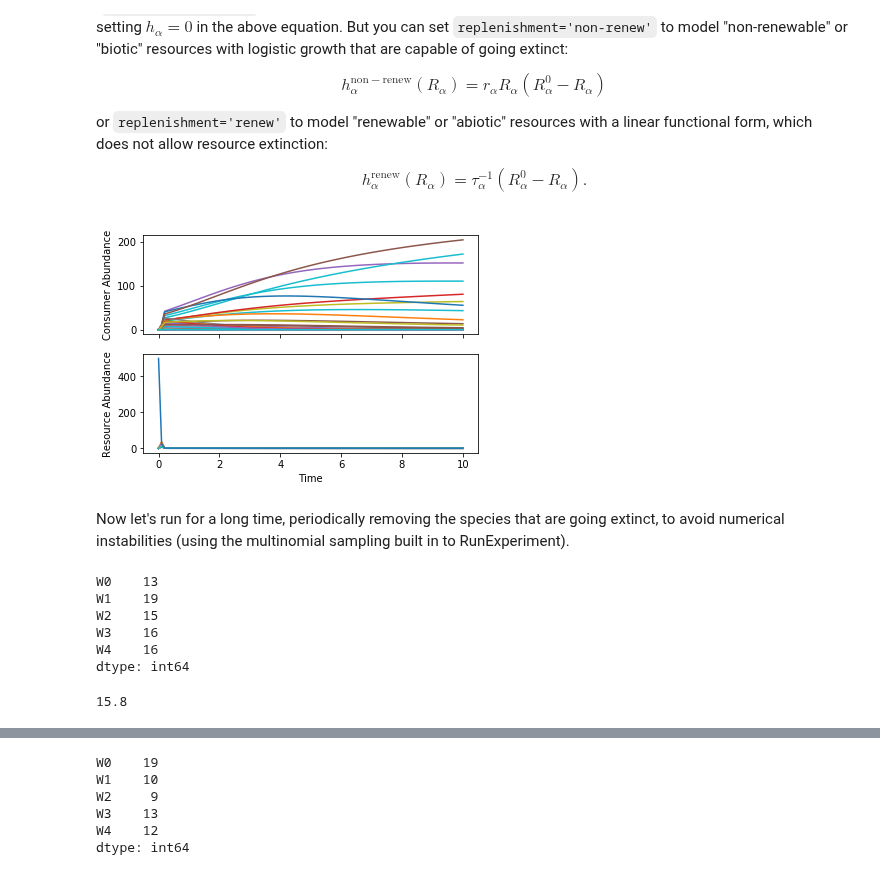
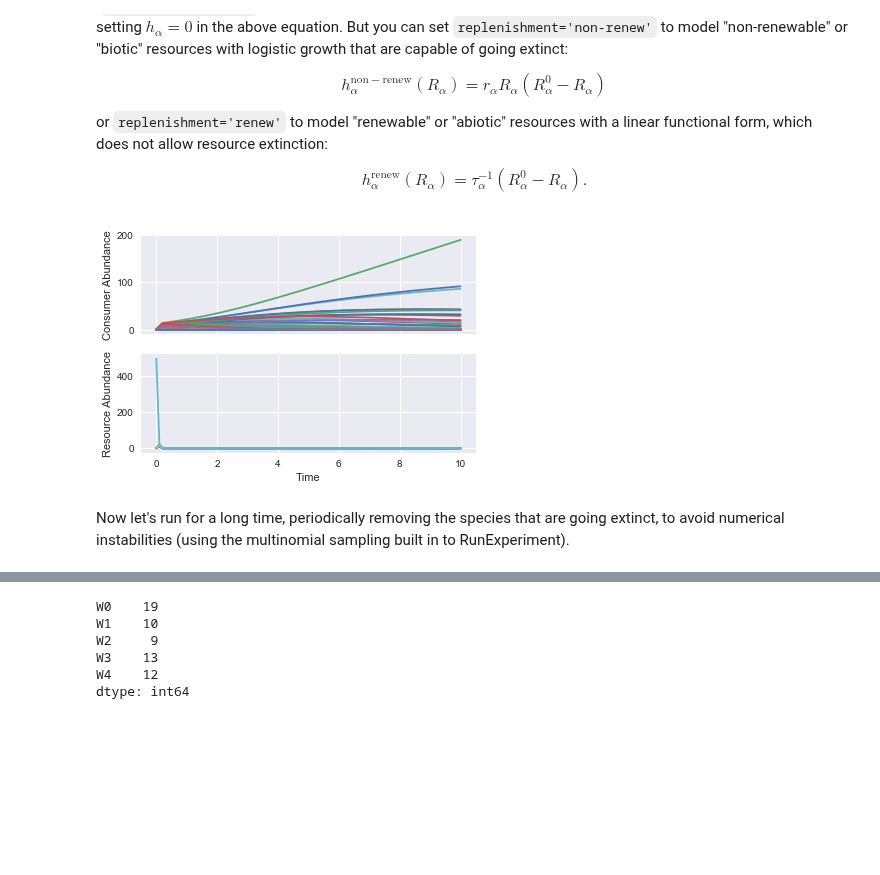
Before and after one commit to Emergent-Behaviors-in-Biology/community-simulator, a Jupyter notebook: Community Simulator Tutorial.ipynb, the cells around one changed output, grey strips where cells are left out. Cells and saved outputs as stored; diff of their text form; code cells hidden in the pictures; blank space fills up the shorter version.

```diff
--- a/Community Simulator Tutorial.ipynb
+++ b/Community Simulator Tutorial.ipynb
@@ -396,13 +396,13 @@ from community_simulator.usertools import MakeConsumerDynamics,MakeResourceDynam
 import pandas as pd
 
 species_per_family = 20
-resources_per_type = 7
+resources_per_type = 3
 productivity = 500. #abundance of externally supplied resource in absence of consumers
 q = 0 #degree of specialization
 e = 0.2 #efficiency
 
-pool_params = {'SA': species_per_family*np.ones(3), #Number of species in each family
-          'MA': resources_per_type*np.ones(3), #Number of resources of each type
+pool_params = {'SA': species_per_family*np.ones(4), #Number of species in each family
+          'MA': resources_per_type*np.ones(4), #Number of resources of each type
           'Sgen': species_per_family, #Number of generalist species
           'muc': 10, #Mean sum of consumption rates in Gaussian model
           'sigc': .1, #Variance in consumption rate in Gaussian model
@@ -424,34 +424,34 @@ p = S_well*1./S_tot
 N0 = BinaryRandomMatrix(S_tot,n_wells,p)
 R0 = np.zeros((M,n_wells))
 R0[-1,:] = productivity
 N0,R0 = AddLabels(N0,R0,c)
 init_state = [N0,R0]
 
 #Construct dynamics
 assumptions = {'regulation':'independent','replenishment':'renew','response':'type I'}
 def dNdt(N,R,params):
     return MakeConsumerDynamics(**assumptions)(N,R,params)
 def dRdt(N,R,params):
     return MakeResourceDynamics(**assumptions)(N,R,params)
 dynamics = [dNdt,dRdt]
 
 #Create parameter set
 params={'c':c,
         'm':np.ones(S_tot)*0.5+np.random.rand(S_tot),
         'w':np.ones(M),
         'D':D,
         'g':np.ones(S_tot),
         'e':e,
         'R0':R0.values[:,0],
         'r':1.,
         'tau':1
        }
 
 MyPlate = Community(init_state,dynamics,params)
 
 t, Ntraj, Rtraj = MyPlate.TestWell(T=10)
 # %% [output]
-[figure, old version]
+[figure, new version]
 # %% [markdown]
 Now let's run for a long time, periodically removing the species that are going extinct, to avoid numerical instabilities (using the multinomial sampling built in to RunExperiment).
 # %%
@@ -460,15 +460 @@ Ntraj,Rtraj = MyPlate.RunExperiment(np.eye(n_wells),5,10,refresh_resource=False,
 MyPlate.Passage(np.eye(n_wells),refresh_resource=False)
-# %%
-Ntraj,Rtraj = MyPlate.RunExperiment(np.eye(n_wells),5,500,refresh_resource=False,scale=1e6)
-(MyPlate.N>0).sum()
-# %% [output]
-W0    13
-W1    19
-W2    15
-W3    16
-W4    16
-dtype: int64
-# %%
-np.mean((MyPlate.N>0).sum())
-# %% [output]
-15.8
```
Also changed, not shown: parts of 3 cells of this notebook, 2 other files.
